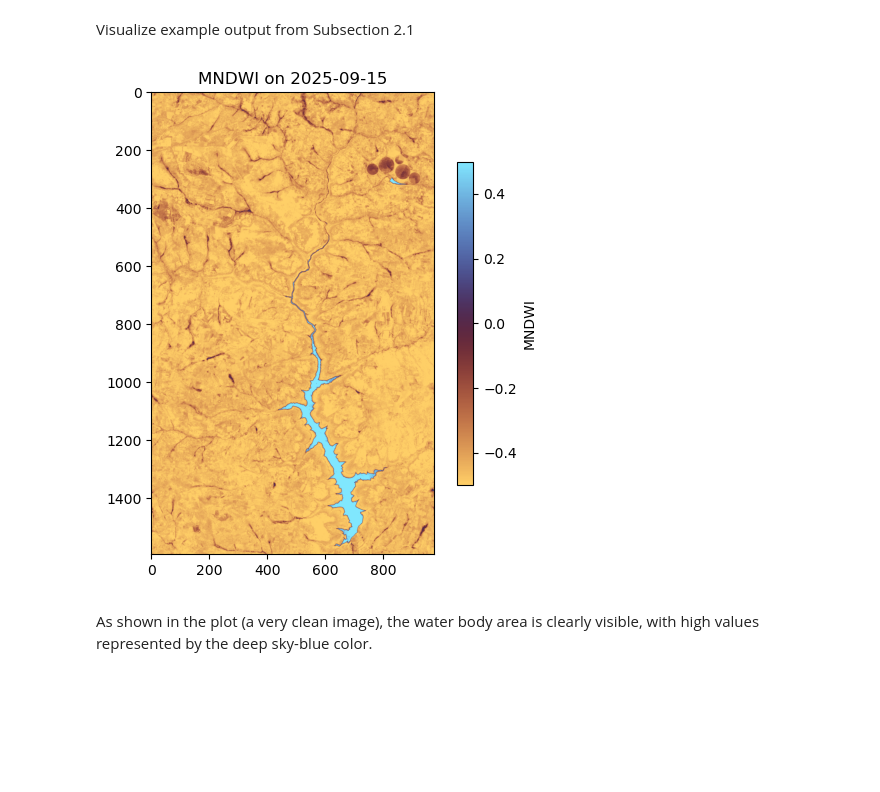
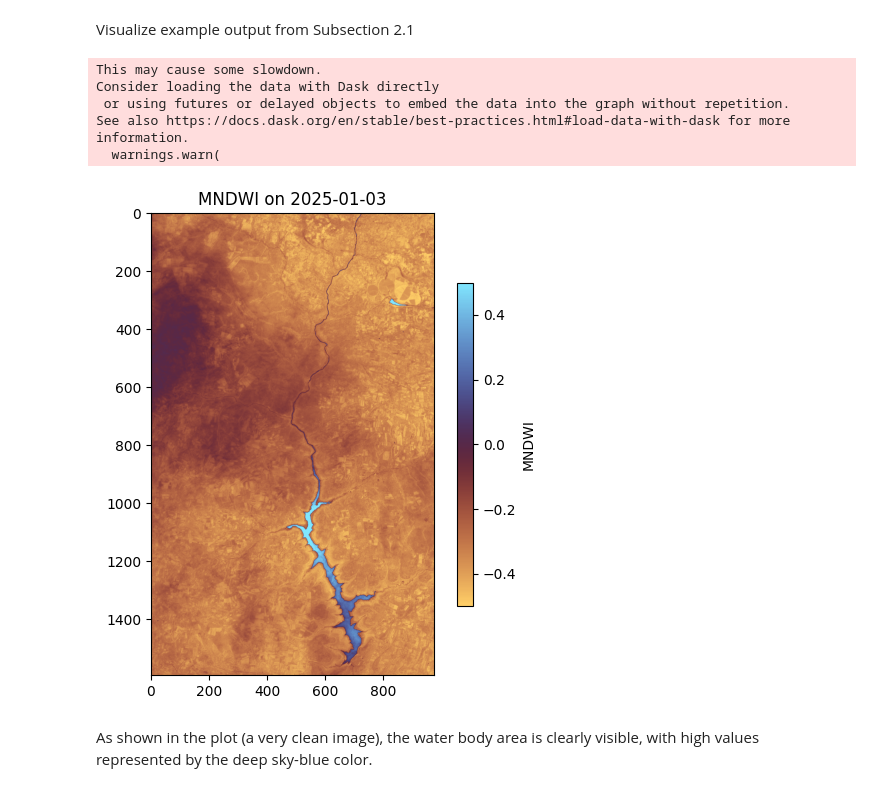
Before and after one commit to eopf-toolkit/eopf-101, a Jupyter notebook: 65_gww.ipynb, the cells around one changed output. Saved outputs shown, nothing was run; the diff lists cells and outputs as text; code cells hidden in the pictures; blank space fills up the shorter version.

Commit message:
add new notebook without eopf-zarr

```diff
--- a/65_gww.ipynb
+++ b/65_gww.ipynb
@@ -135,0 +224,2 @@ datasets = dask.compute(*delayed_datasets)
+# %%
+clean_ds = keep_most_clean(data_cube, keep_fraction=0.65)
@@ -183,6 +293,8 @@ Overview of Section 2:
 
 
 We start by computing the Modified Normalized Difference Water Index (MNDWI) using the green and SWIR bands. The MNDWI enhances the presence of water by producing high positive values for water pixels and lower or negative values for land and vegetation. This gives us a first indication of where water is located, but simple thresholding at this stage can be unreliable, especially near shorelines or in areas with shallow water or vegetation.
+# %%
+data_cube = clean_ds
 # %%
 # calculate MNDWI
 green = data_cube['green']
@@ -193,11 +305,16 @@ Visualize example output from Subsection 2.1
 # %%
 # Plot MNDWI for a specific date as an example
 plt.figure(figsize=(6, 6))
-plt.imshow(mndwi.sel(time='2025-09-15'), vmin=-0.5, vmax=0.5, cmap='managua')
+plt.imshow(mndwi.sel(time='2025-01-13'), vmin=-0.5, vmax=0.5, cmap='managua')
 plt.colorbar(label='MNDWI', shrink=0.7)
-plt.title('MNDWI on 2025-09-15');
+plt.title('MNDWI on 2025-01-03');
+# %% [output]
+This may cause some slowdown.
+Consider loading the data with Dask directly
+ or using futures or delayed objects to embed the data into the graph without repetition.
+See also https://docs.dask.org/en/stable/best-practices.html#load-data-with-dask for more information.
+  warnings.warn(
+[figure, added]
-# %% [markdown]
-![image.png](attachment:image.png)
 # %% [markdown]
 As shown in the plot (a very clean image), the water body area is clearly visible, with high values represented by the deep sky-blue color.
 # %% [markdown]
```
Also changed, not shown: parts of 34 cells of this notebook, 4 other files.
